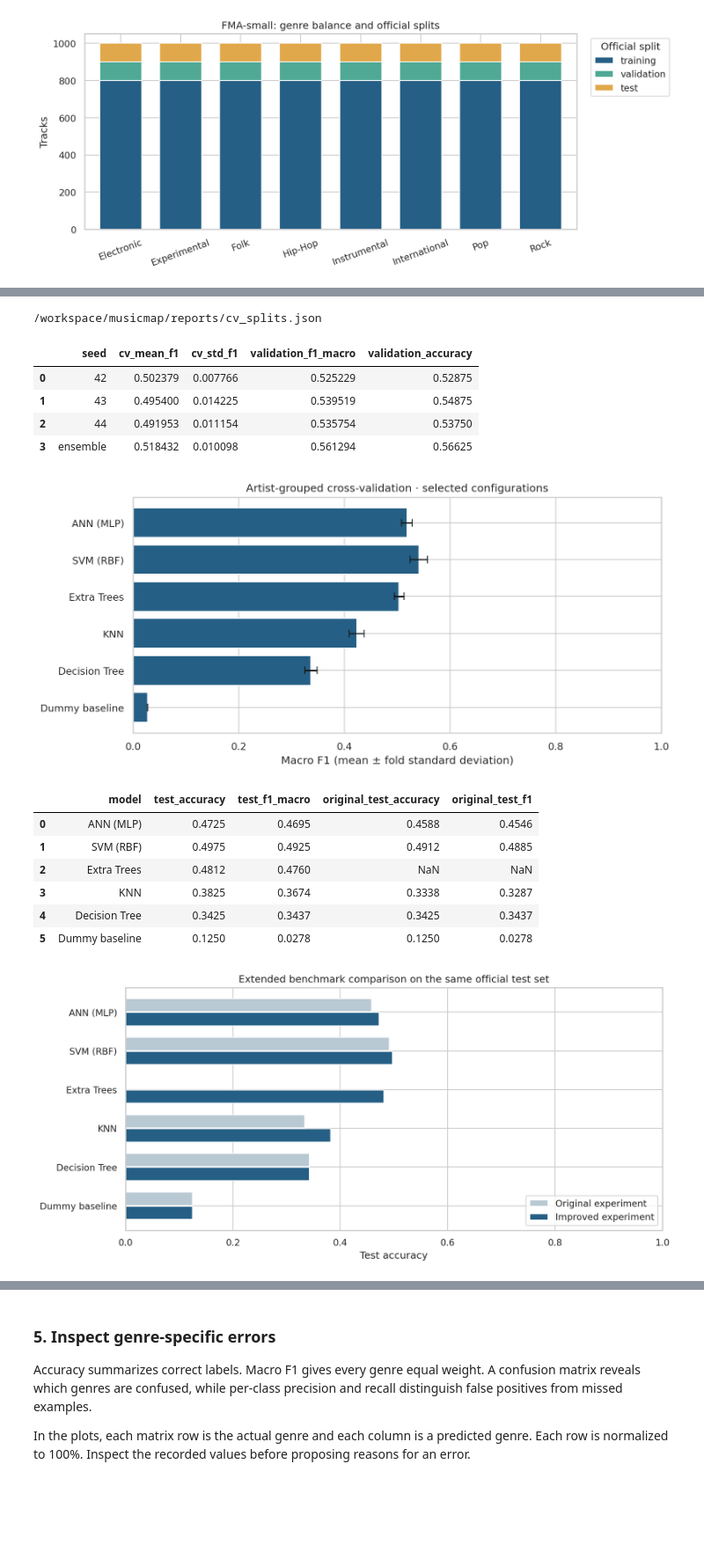
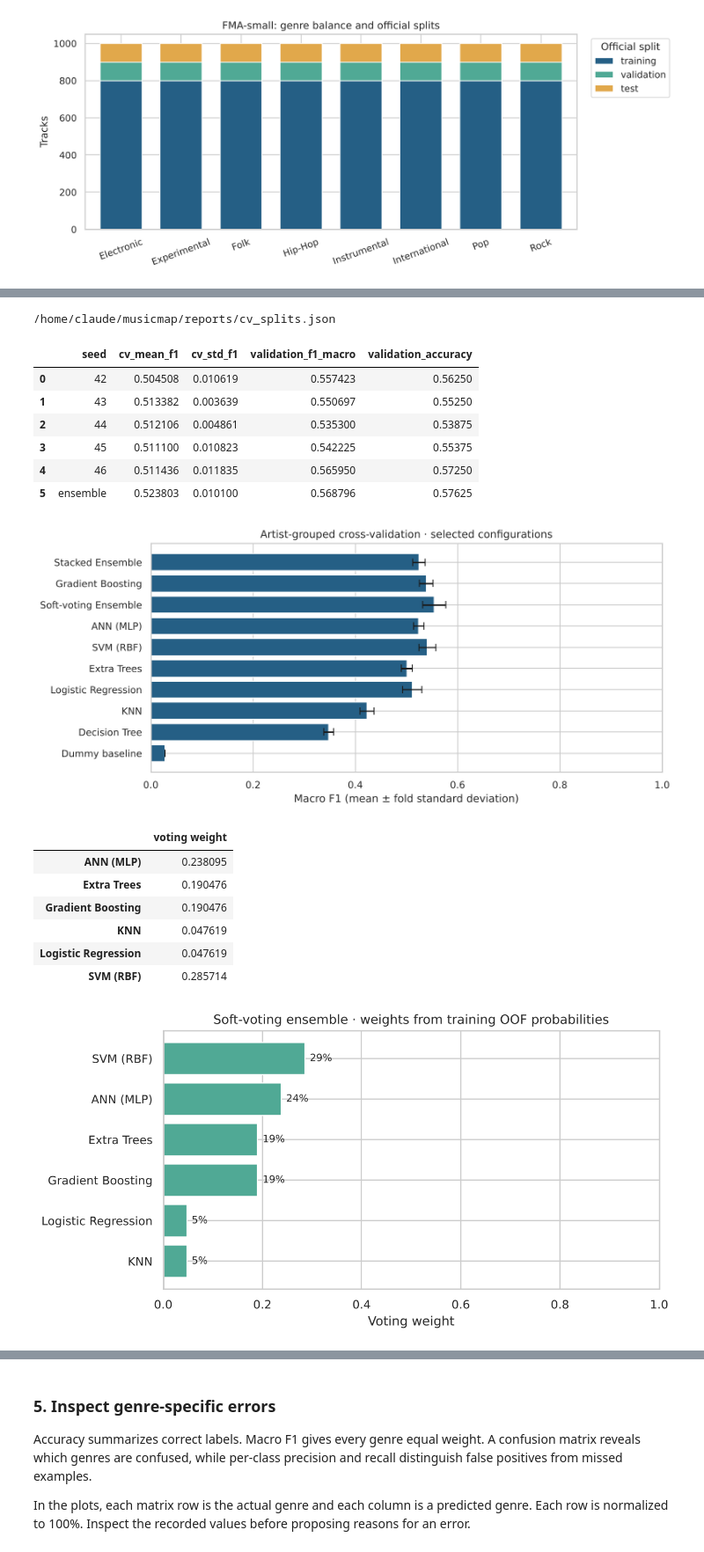
Before and after one commit to akshattikaria/ML_MUSIC_PROJECT_BY_AKSHAT_AND_ANIKET, a Jupyter notebook: notebooks/MusicMap.ipynb, the cells around one changed output, grey strips where cells are left out. Shown at 88% size. Drawn from its saved outputs; the diff is of its cells as text; code cells hidden in the pictures; blank space fills up the shorter version.

Commit message:
Add files via upload
Update to MusicMap v2

```diff
--- a/notebooks/MusicMap.ipynb
+++ b/notebooks/MusicMap.ipynb
@@ -20,6 +20,7 @@ The complete package includes prepared feature data and fitted models. With the
 # %%
 from pathlib import Path
 import json
+import os
 import sys
 import joblib
 import numpy as np
@@ -40,9 +41,9 @@ from musicmap.reporting import generate_report
 
 RUN_TRAINING = False
 RUN_DISCOVERY = False
-PROFILE = "improved"
+PROFILE = "optimized"
 SEED = 42
-THREADS = 2
+THREADS = max(1, min(4, os.cpu_count() or 1))
 REPORTS = ROOT / "reports"
 pd.set_option("display.max_colwidth", 90)
 print("Project root:", ROOT)
@@ -167,7 +172,7 @@ Save all choices before requesting this run's test features and labels. Refit se
 The original test scores were already viewed in the first project. Updated scores are an **extended benchmark comparison**, not a pristine new confirmatory holdout. The search uses training-fold and validation scores; a fresh artist-disjoint confirmation dataset would strengthen claims about generalization gains.
 # %%
 if RUN_TRAINING:
-    if PROFILE == "improved":
+    if PROFILE == "optimized":
         run_improvement(dataset, REPORTS, seed=SEED, threads=THREADS, cv_folds=3)
     else:
         run_experiment(dataset, REPORTS, profile=PROFILE, seed=SEED, threads=THREADS)
@@ -181,9 +186,15 @@ selection = json.loads((REPORTS / "selection.json").read_text())
 run_info = json.loads((REPORTS / "run_info.json").read_text())
 print("Validation-selected winner:", selection["champion"])
 print("Profile:", run_info["profile"], "| seed:", run_info["seed"])
-display(comparison[[
-    "model", "train_f1_macro", "validation_f1_macro",
-    "test_accuracy", "test_precision_macro", "test_recall_macro", "test_f1_macro"
-]].round(4))
+display(comparison[[c for c in (
+    "model", "cv_mean_f1", "validation_f1_macro", "test_accuracy",
+    "test_f1_macro", "test_top3_accuracy", "test_log_loss",
+) if c in comparison]].round(4))
+summary_path = REPORTS / "improvement_summary.json"
+if summary_path.exists():
+    summary = json.loads(summary_path.read_text())
+    if summary.get("champion_test_bootstrap"):
+        lo, hi = summary["champion_test_bootstrap"]["accuracy_95ci"]
+        print(f"Champion test accuracy 95% bootstrap interval: {lo:.1%} – {hi:.1%}")
 display(Image(filename=str(REPORTS / "figures/model_comparison.png"), width=1100))
 # %% [output]
@@ -206,5 +222,5 @@ The comparison below reports observed changes against the preserved first experi
 # %%
-if run_info["profile"] == "improved":
+if run_info["profile"] in ("improved", "optimized"):
     cv_results = pd.read_csv(REPORTS / "cv_results.csv")
     display(cv_results.sort_values("cv_mean_f1", ascending=False).head(10))
     cv_audit = json.loads((REPORTS / "cv_splits.json").read_text())
@@ -218,12 +234,12 @@ if run_info["profile"] == "improved":
     display(FileLink("../reports/cv_splits.json", result_html_prefix="Full fold membership and artist-overlap audit: "))
     display(pd.read_csv(REPORTS / "ann_seed_results.csv"))
     display(Image(filename=str(REPORTS / "figures/grouped_cv.png"), width=1000))
-    baseline_file = ROOT / "baseline/reports/model_comparison.csv"
-    if baseline_file.exists():
-        old = pd.read_csv(baseline_file)
-        before = old[["model", "test_accuracy", "test_f1_macro"]].rename(columns={
-            "test_accuracy": "original_test_accuracy", "test_f1_macro": "original_test_f1"})
-        after = comparison[["model", "test_accuracy", "test_f1_macro"]]
-        display(after.merge(before, on="model", how="left").round(4))
+    if (REPORTS / "ensemble.json").exists():
+        ensemble = json.loads((REPORTS / "ensemble.json").read_text())
+        display(pd.Series(ensemble["weights"], name="voting weight").to_frame())
+        display(Image(filename=str(REPORTS / "figures/ensemble_weights.png"), width=800))
+    if summary_path.exists():
+        display(pd.json_normalize(summary.get("comparisons", [])))
+    if (REPORTS / "figures/improvement_comparison.png").exists():
         display(Image(filename=str(REPORTS / "figures/improvement_comparison.png"), width=1050))
 # %% [output]
@@ -241,19 +257,21 @@ if run_info["profile"] == "improved":
 |  | fold | fitting tracks | assessment tracks | shared artists |
 | 0 | 0 | 4266 | 2134 | 0 |
 | 1 | 1 | 4267 | 2133 | 0 |
 | 2 | 2 | 4267 | 2133 | 0 |
-/workspace/musicmap/reports/cv_splits.json
+/home/claude/musicmap/reports/cv_splits.json
 |  | seed | cv_mean_f1 | cv_std_f1 | validation_f1_macro | validation_accuracy |
-| 0 | 42 | 0.502379 | 0.007766 | 0.525229 | 0.52875 |
-| 1 | 43 | 0.495400 | 0.014225 | 0.539519 | 0.54875 |
-| 2 | 44 | 0.491953 | 0.011154 | 0.535754 | 0.53750 |
-| 3 | ensemble | 0.518432 | 0.010098 | 0.561294 | 0.56625 |
+| 0 | 42 | 0.504508 | 0.010619 | 0.557423 | 0.56250 |
+| 1 | 43 | 0.513382 | 0.003639 | 0.550697 | 0.55250 |
+| 2 | 44 | 0.512106 | 0.004861 | 0.535300 | 0.53875 |
+| 3 | 45 | 0.511100 | 0.010823 | 0.542225 | 0.55375 |
+| 4 | 46 | 0.511436 | 0.011835 | 0.565950 | 0.57250 |
+| 5 | ensemble | 0.523803 | 0.010100 | 0.568796 | 0.57625 |
-[figure, old version]
+[figure, new version]
-|  | model | test_accuracy | test_f1_macro | original_test_accuracy | original_test_f1 |
-| 0 | ANN (MLP) | 0.4725 | 0.4695 | 0.4588 | 0.4546 |
-| 1 | SVM (RBF) | 0.4975 | 0.4925 | 0.4912 | 0.4885 |
-| 2 | Extra Trees | 0.4812 | 0.4760 | NaN | NaN |
-| 3 | KNN | 0.3825 | 0.3674 | 0.3338 | 0.3287 |
-| 4 | Decision Tree | 0.3425 | 0.3437 | 0.3425 | 0.3437 |
-| 5 | Dummy baseline | 0.1250 | 0.0278 | 0.1250 | 0.0278 |
+|  | voting weight |
+| ANN (MLP) | 0.238095 |
+| Extra Trees | 0.190476 |
+| Gradient Boosting | 0.190476 |
+| KNN | 0.047619 |
+| Logistic Regression | 0.047619 |
+| SVM (RBF) | 0.285714 |
-[figure, old version]
+[figure, new version]
```
Also changed, not shown: parts of 17 cells of this notebook, 21 other files.
